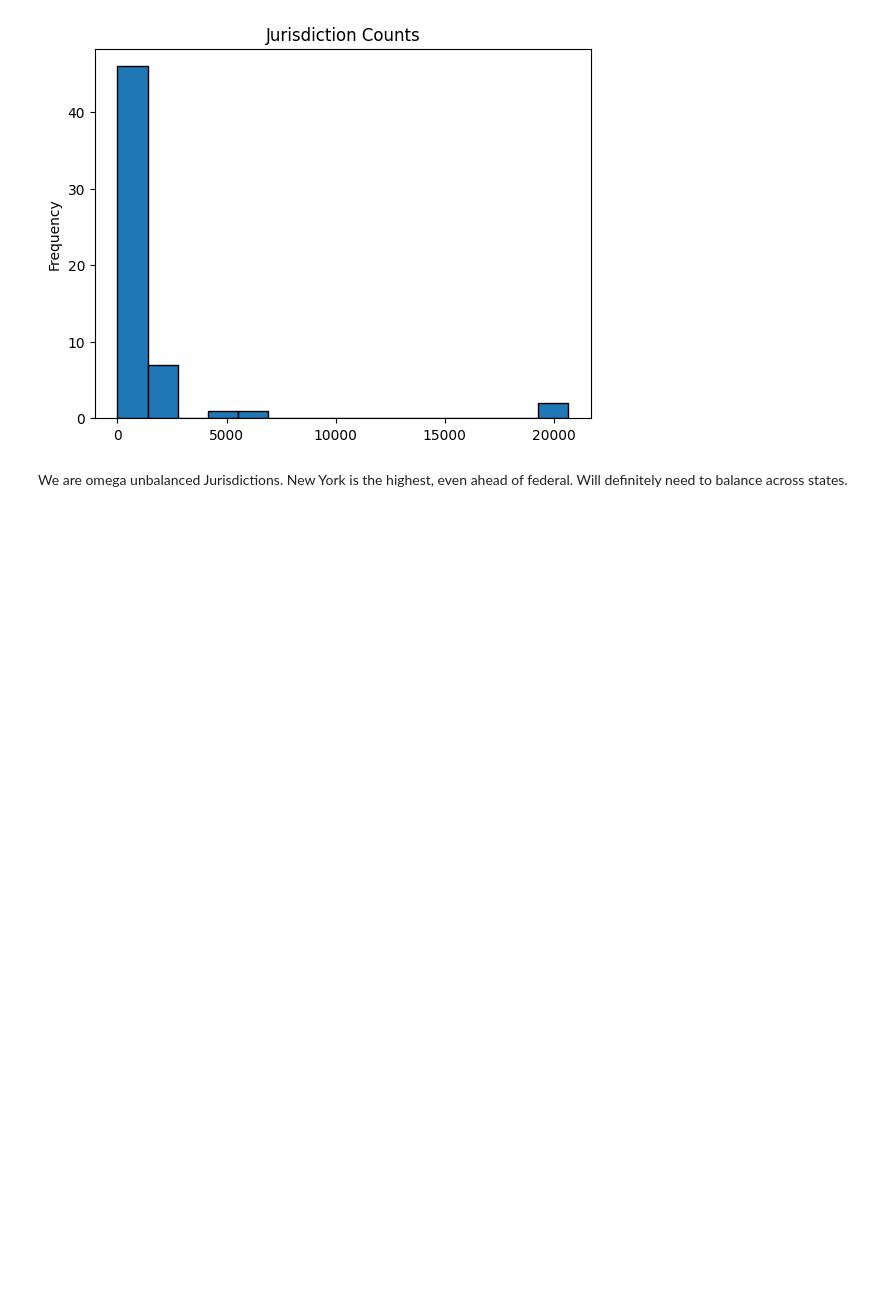
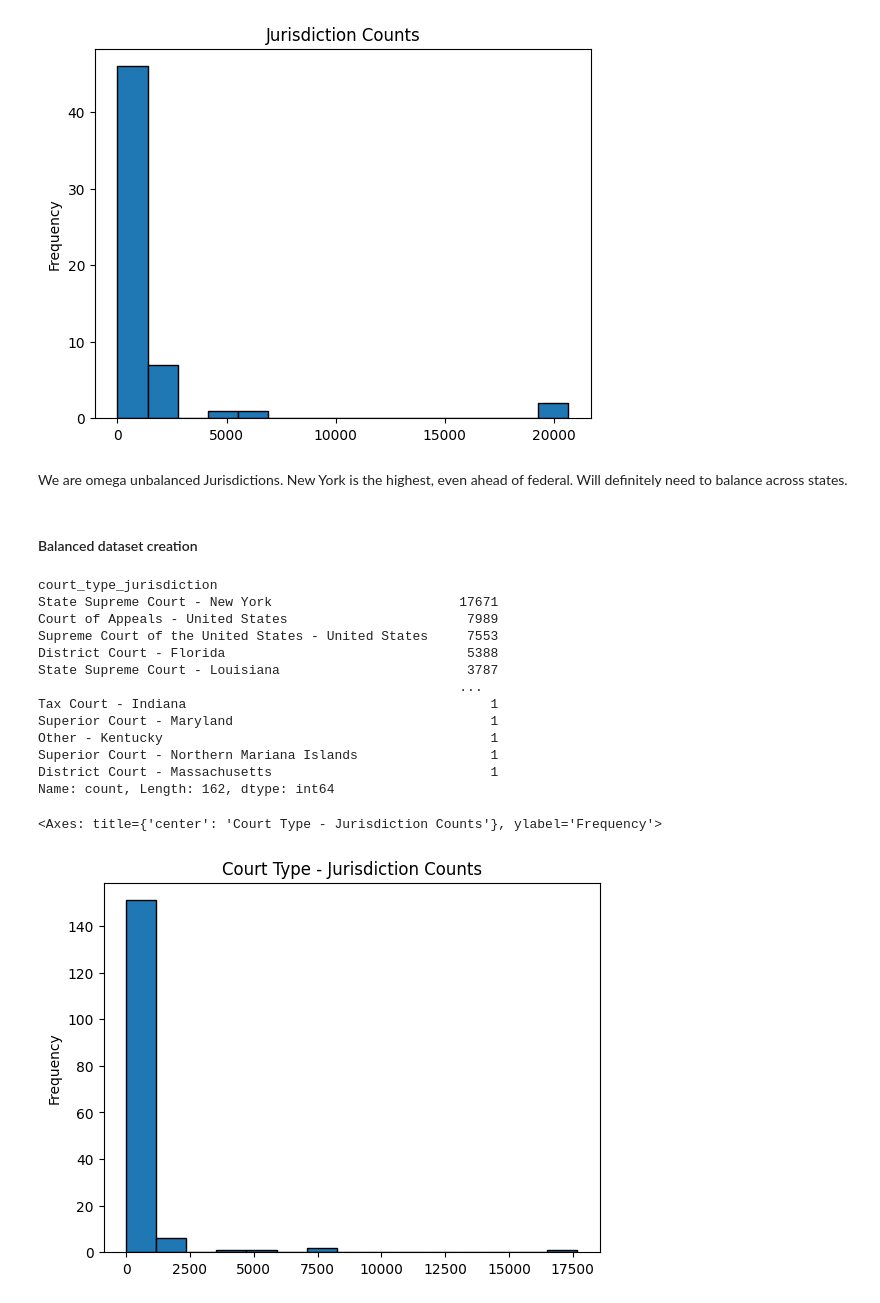
Before and after one commit to MattSamach/legal-reasoning-finetune, a Jupyter notebook: notebooks/caselaw_exploration.ipynb, the cells around one changed output. Saved outputs shown, nothing was run; the diff lists cells and outputs as text; code cells hidden in the pictures; blank space fills up the shorter version.

Commit message:
Created a balanced dataset across jurisdiction and court types. Saved to parquet and as HF dataset type

```diff
--- a/notebooks/caselaw_exploration.ipynb
+++ b/notebooks/caselaw_exploration.ipynb
@@ -61,3 +47,7 @@ df.to_parquet('../data/caselaw_sample.parquet')
+# %%
+# Pick up from here
+# df.to_parquet('../data/caselaw_sample.parquet')
+df = pd.read_parquet('../data/caselaw_sample.parquet')
 # %% [markdown]
 ### Exploratory analysis of the data.
 # %% [markdown]
@@ -212,3 +187,26 @@ jurisdiction_counts.plot.hist(title='Jurisdiction Counts', bins=15, edgecolor='b
 [figure]
 # %% [markdown]
 We are omega unbalanced Jurisdictions. New York is the highest, even ahead of federal. Will definitely need to balance across states.
+# %% [markdown]
+#### Balanced dataset creation
+# %%
+df_filtered.loc[:, 'court_type_jurisdiction'] = df_filtered.apply(lambda x: f"{x['court_type']} - {x['jurisdiction']}", axis=1)
+df_courttype_jurisdiction_counts = df_filtered.loc[:, 'court_type_jurisdiction'].value_counts()
+print(df_courttype_jurisdiction_counts)
+df_courttype_jurisdiction_counts.plot.hist(title='Court Type - Jurisdiction Counts', bins=15, edgecolor='black')
+# %% [output]
+court_type_jurisdiction
+State Supreme Court - New York                        17671
+Court of Appeals - United States                       7989
+Supreme Court of the United States - United States     7553
+District Court - Florida                               5388
+State Supreme Court - Louisiana                        3787
+                                                      ...
+Tax Court - Indiana                                       1
+Superior Court - Maryland                                 1
+Other - Kentucky                                          1
+Superior Court - Northern Mariana Islands                 1
+District Court - Massachusetts                            1
+Name: count, Length: 162, dtype: int64
+<Axes: title={'center': 'Court Type - Jurisdiction Counts'}, ylabel='Frequency'>
+[figure, added]
```
Also changed, not shown: parts of 27 cells of this notebook, 1 other file.
